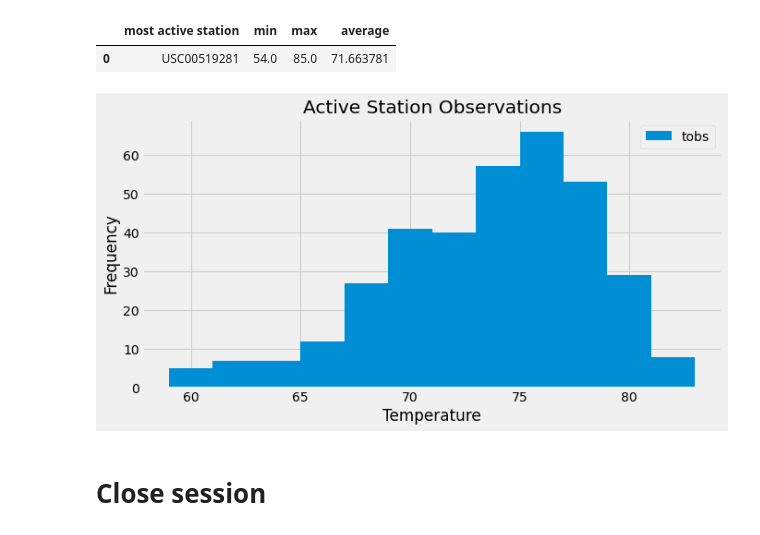
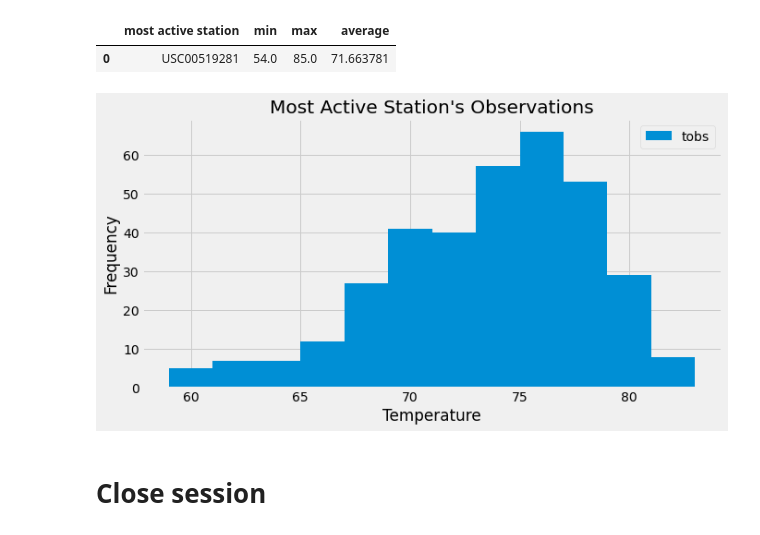
Before and after one commit to ML1758/sqlalchemy-challenge, a Jupyter notebook: climate_starter.ipynb, the cells around one changed output. Saved outputs shown, nothing was run; the diff lists cells and outputs as text; code cells hidden in the pictures.

```diff
--- a/climate_starter.ipynb
+++ b/climate_starter.ipynb
@@ -185,29 +189,29 @@ act_station_summary_df
 # %%
 # Using the most active station id
 # Query the last 12 months of temperature observation data for this station and plot the results as a histogram
 
 # Get the 12 month values
 act_station_temperature = session.query(Measurement.date, func.strftime('%m', Measurement.date), Measurement.tobs)\
                             .filter(Measurement.date >= previous_yr)\
                             .filter(Measurement.station == act_station)\
                             .all()
 
 # Put the data in to a dataframe
 act_station_temperature_df = pd.DataFrame(act_station_temperature, columns=['date', 'month', 'tobs'])
 
 # Plot the histogram
 act_station_temperature_df.plot(kind='hist', bins=12, figsize=(10,5))
 
 # name the chart a title, x label, and y label
-plt.title('Active Station Observations')
+plt.title("Most Active Station's Observations")
 plt.xlabel('Temperature')
 plt.ylabel('Frequency')
 
 # Save an image of the chart and print it to the screen
 #plt.show()
 plt.savefig('Images/Active_Station_Observations_hist.png')
 # %% [output]
-[figure, old version]
+[figure, new version]
 # %% [markdown]
 # Close session
 # %%
```
Also changed, not shown: parts of 6 cells of this notebook, 2 other files.
